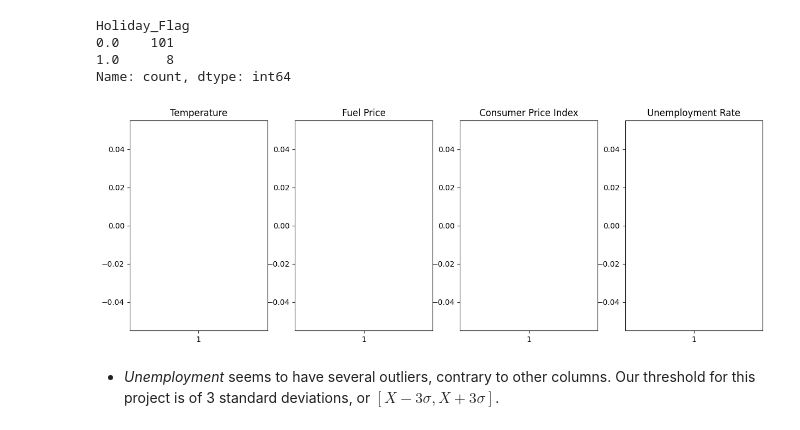
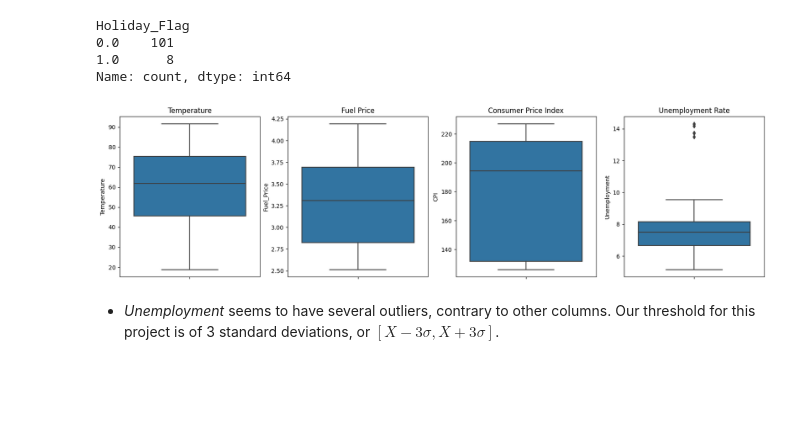
Before and after one commit to davidegc1/SupervisedML_Walmart, a Jupyter notebook: Walmart_Sales.ipynb, the cells around one changed output. Saved outputs shown, nothing was run; the diff lists cells and outputs as text; code cells hidden in the pictures; blank space fills up the shorter version.

```diff
--- a/Walmart_Sales.ipynb
+++ b/Walmart_Sales.ipynb
@@ -37,7 +37,7 @@ pd.set_option("display.max_rows", None)
 import warnings
 warnings.filterwarnings("ignore")
 # %%
-df = pd.read_csv("/Users/student/Desktop/SupervisedML/Walmart_Store_sales.csv")
+df = pd.read_csv("/Users/student/Desktop/SupervisedML_Walmart/Walmart_Store_sales.csv")
 df.head()
 # %% [output]
 |  | Store | Date | Weekly_Sales | Holiday_Flag | Temperature | Fuel_Price | CPI | Unemployment |
@@ -149,30 +149,31 @@ Holiday_Flag
 1.0      8
 Name: count, dtype: int64
 # %%
-# view distribution for numerical variables
+fig, (ax1, ax2, ax3, ax4) = plt.subplots(1, 4, figsize=(20,5))
 
-# create subplots
-fig, (ax1, ax2, ax3, ax4) = plt.subplots(1,4)
-fig.set_figwidth(15)
-fig.set_figheight(5)
+sns.boxplot(ax=ax1,
+            data=df,
+            y="Temperature")
+ax1.set_title("Temperature")
 
-# first chart
-ax1.boxplot(df["Temperature"])
-ax1.set_title("Temperature")
-# second chart
-ax2.boxplot(df["Fuel_Price"])
+sns.boxplot(ax=ax2,
+            data=df,
+            y="Fuel_Price")
 ax2.set_title("Fuel Price")
-# third chart
-ax3.boxplot(df["CPI"])
+
+sns.boxplot(ax=ax3,
+            data=df,
+            y="CPI")
 ax3.set_title("Consumer Price Index")
-# fourth chart
-ax4.boxplot(df["Unemployment"])
+
+sns.boxplot(ax=ax4,
+            data=df,
+            y="Unemployment")
 ax4.set_title("Unemployment Rate")
 
-# show
 plt.show()
 # %% [output]
-[figure, old version]
+[figure, new version]
 # %% [markdown]
 - _Unemployment_ seems to have several outliers, contrary to other columns. Our threshold for this project is of 3 standard deviations, or $[ X−3σ, X+3σ]$.
 # %%
```
Also changed, not shown: parts of 4 cells of this notebook.
